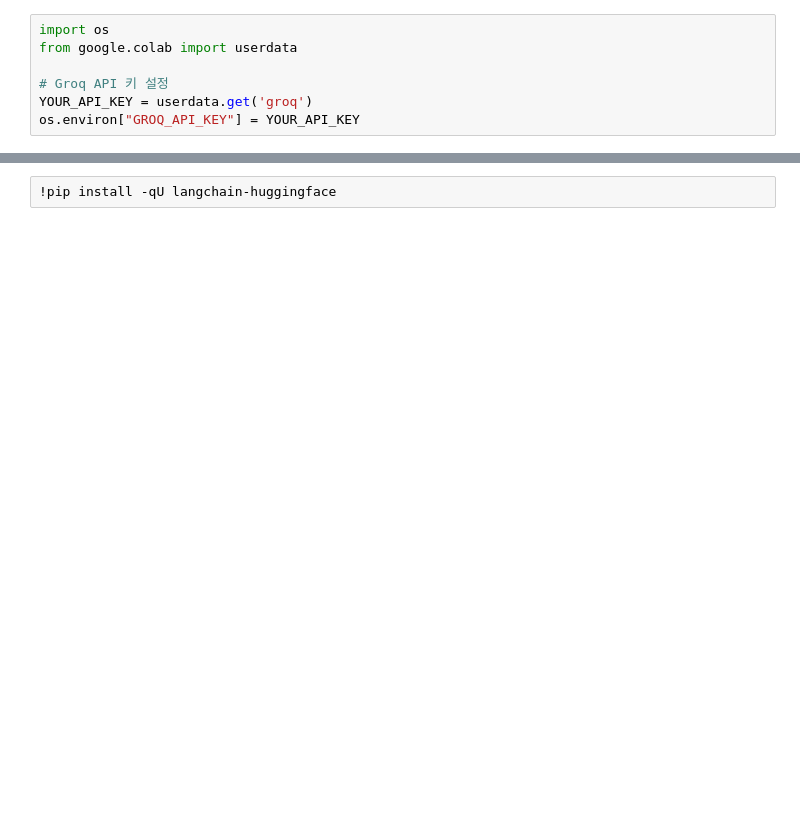
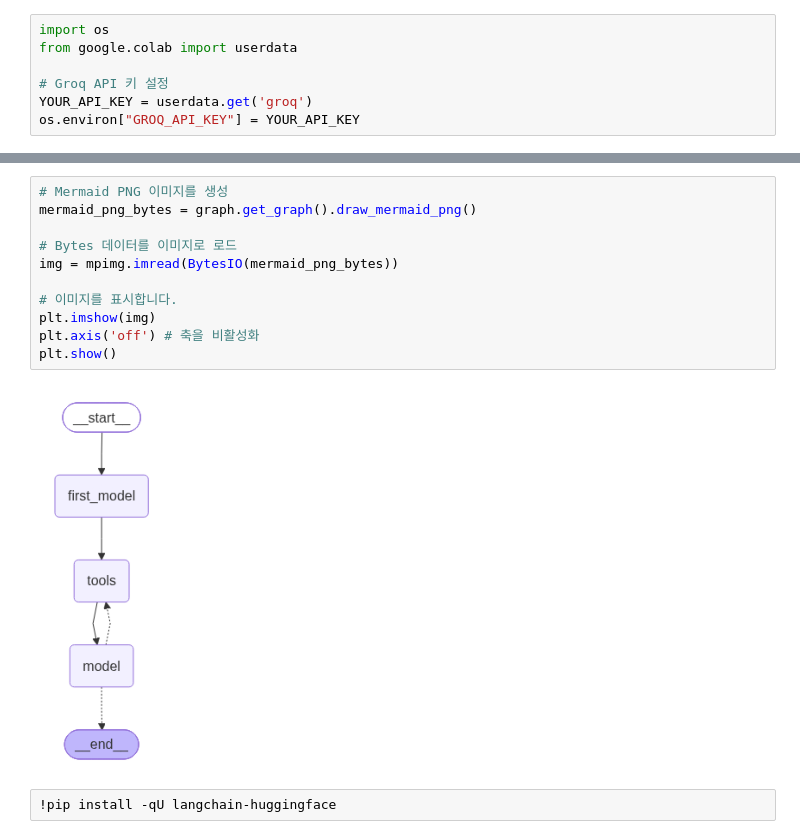
Before and after one commit to ancestor9/2026_Fall_Learning-Langchain-AI-Agent, a Jupyter notebook: CH6_Agent_Architecture.ipynb, the cells around one changed output, grey strips where cells are left out. Drawn from its saved outputs; the diff is of its cells as text; blank space fills up the shorter version.

```diff
--- a/CH6_Agent_Architecture.ipynb
+++ b/CH6_Agent_Architecture.ipynb
@@ -200,3 +203,16 @@ for c in graph.stream(input):
+# %%
+# Mermaid PNG 이미지를 생성
+mermaid_png_bytes = graph.get_graph().draw_mermaid_png()
+
+# Bytes 데이터를 이미지로 로드
+img = mpimg.imread(BytesIO(mermaid_png_bytes))
+
+# 이미지를 표시합니다.
+plt.imshow(img)
+plt.axis('off') # 축을 비활성화
+plt.show()
+# %% [output]
+[figure, added]
 # %%
 !pip install -qU langchain-huggingface
 # %%
```
Also changed, not shown: parts of 18 cells of this notebook.
